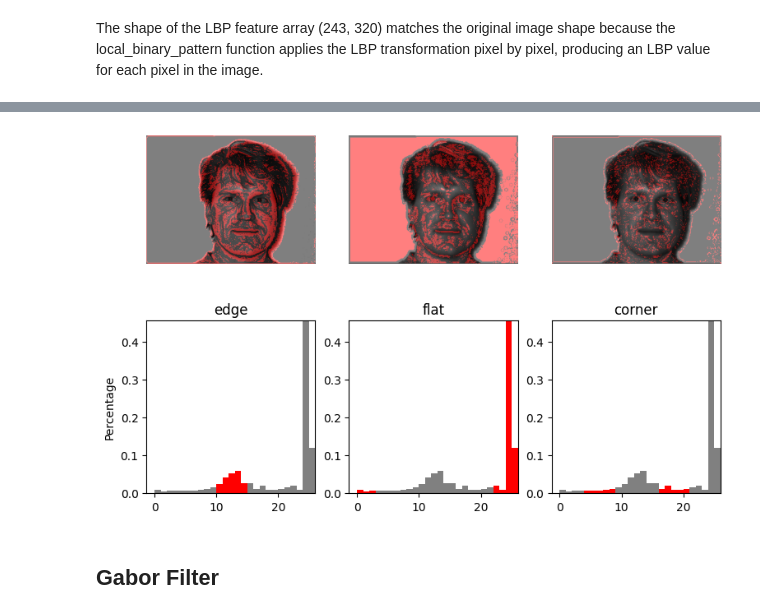
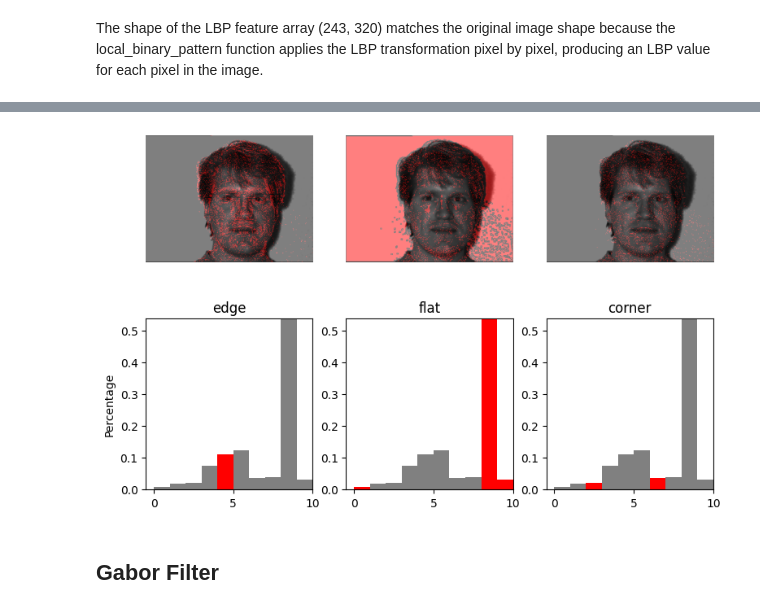
Before and after one commit to sinhajiya/Face_Recognition_from_Features_using_Yale_Face_Database, a Jupyter notebook: codes/dsp_preprocessing_lbp_gabor.ipynb, the cells around one changed output, grey strips where cells are left out. Saved outputs shown, nothing was run; the diff lists cells and outputs as text; code cells hidden in the pictures.

```diff
--- a/codes/dsp_preprocessing_lbp_gabor.ipynb
+++ b/codes/dsp_preprocessing_lbp_gabor.ipynb
@@ -293,2 +269,5 @@ if not os.path.exists(lbp_full_features_dir):
+# %%
+radius = 1
+n_points = 8
 # %%
 # Function to extract LBP features as histogram and full LBP array
@@ -343,5 +305,5 @@ Processed and saved LBP histogram and full LBP array for subject12.wink.npy
 # %%
-lbp = np.load("/content/Face_Recognition_from_Features_using_Yale_Face_Database/lbp_full_features/subject01.centerlight.npy_lbp.npy")
+lbp_img = np.load("/content/Face_Recognition_from_Features_using_Yale_Face_Database/lbp_array/subject01.centerlight.npy_lbp.npy")
 print(f"The shape of original image is {img_ndarray.shape}")
-print(f"THe shape of LBP features of an image is {lbp.shape}")
+print(f"The shape of LBP features of an image is {lbp_img.shape}")
 # %% [output]
@@ -350,2 +312,4 @@ THe shape of LBP features of an image is (243, 320)
 # %% [markdown]
 The shape of the LBP feature array (243, 320) matches the original image shape because the local_binary_pattern function applies the LBP transformation pixel by pixel, producing an LBP value for each pixel in the image.
+# %%
+lbp_hist = np.load('/content/Face_Recognition_from_Features_using_Yale_Face_Database/lbp_histogram/subject01.centerlight.npy_lbp_hist.npy')
@@ -351,0 +341,10 @@ The shape of the LBP feature array (243, 320) matches the original image shape b
+# %%
+'''overlay_labels highlights areas with specific LBP values
+(representing textures like edges, corners, or flat regions) and helps understand where these patterns appear within the image.
+'''
+
+def overlay_labels(image, lbp, labels, alpha=0.5):
+  # Create a mask that highlights areas where LBP matches any of the given labels
+    mask = np.logical_or.reduce([lbp == each for each in labels])
+  # Overlay the mask on the original image with transparency
+    return label2rgb(mask, image=image, bg_label=0, alpha=alpha)
@@ -352,66 +361,39 @@ The shape of the LBP feature array (243, 320) matches the original image shape b
 # %%
-from skimage.transform import rotate
-from skimage.feature import local_binary_pattern
-from skimage import data
-from skimage.color import label2rgb
-
-# settings for LBP
-radius = 3
-n_points = 8 * radius
-
-
-def overlay_labels(image, lbp, labels):
-    mask = np.logical_or.reduce([lbp == each for each in labels])
-    return label2rgb(mask, image=image, bg_label=0, alpha=0.5)
-
-
-def highlight_bars(bars, indexes):
-    for i in indexes:
-        bars[i].set_facecolor('r')
-
-
-image = np.load("/content/Face_Recognition_from_Features_using_Yale_Face_Database/normalized_data/subject01.centerlight.npy")
-lbp = local_binary_pattern(image, n_points, radius, "uniform")
-
-
-def hist(ax, lbp):
-    n_bins = int(lbp.max() + 1)
-    return ax.hist(
-        lbp.ravel(), density=True, bins=n_bins, range=(0, n_bins), facecolor='0.5'
-    )
-
-
 # plot histograms of LBP of textures
 fig, (ax_img, ax_hist) = plt.subplots(nrows=2, ncols=3, figsize=(9, 6))
 plt.gray()
 
 titles = ('edge', 'flat', 'corner')
 w = width = radius - 1
-edge_labels = range(n_points // 2 - w, n_points // 2 + w + 1)
-flat_labels = list(range(0, w + 1)) + list(range(n_points - w, n_points + 2))
+
+edge_labels = range(n_points // 2 - w, n_points // 2 + w + 1)  # LBP values representing edges
+
+flat_labels = list(range(0, w + 1)) + list(range(n_points - w, n_points + 2))   # Values for flat areas
+
 i_14 = n_points // 4  # 1/4th of the histogram
 i_34 = 3 * (n_points // 4)  # 3/4th of the histogram
+
 corner_labels = list(range(i_14 - w, i_14 + w + 1)) + list(
     range(i_34 - w, i_34 + w + 1)
-)
+) # Values for corners
 
 label_sets = (edge_labels, flat_labels, corner_labels)
 
 for ax, labels in zip(ax_img, label_sets):
-    ax.imshow(overlay_labels(image, lbp, labels))
+    ax.imshow(overlay_labels(img_ndarray, lbp, labels, alpha=0.5))
 
 for ax, labels, name in zip(ax_hist, label_sets, titles):
     counts, _, bars = hist(ax, lbp)
     highlight_bars(bars, labels)
     ax.set_ylim(top=np.max(counts[:-1]))
     ax.set_xlim(right=n_points + 2)
     ax.set_title(name)
 
 ax_hist[0].set_ylabel('Percentage')
 for ax in ax_img:
     ax.axis('off')
 # %% [output]
-[figure, old version]
+[figure, new version]
 # %% [markdown]
 ## Gabor Filter
 # %% [markdown]
```
Also changed, not shown: parts of 41 cells of this notebook, 6 other files.
